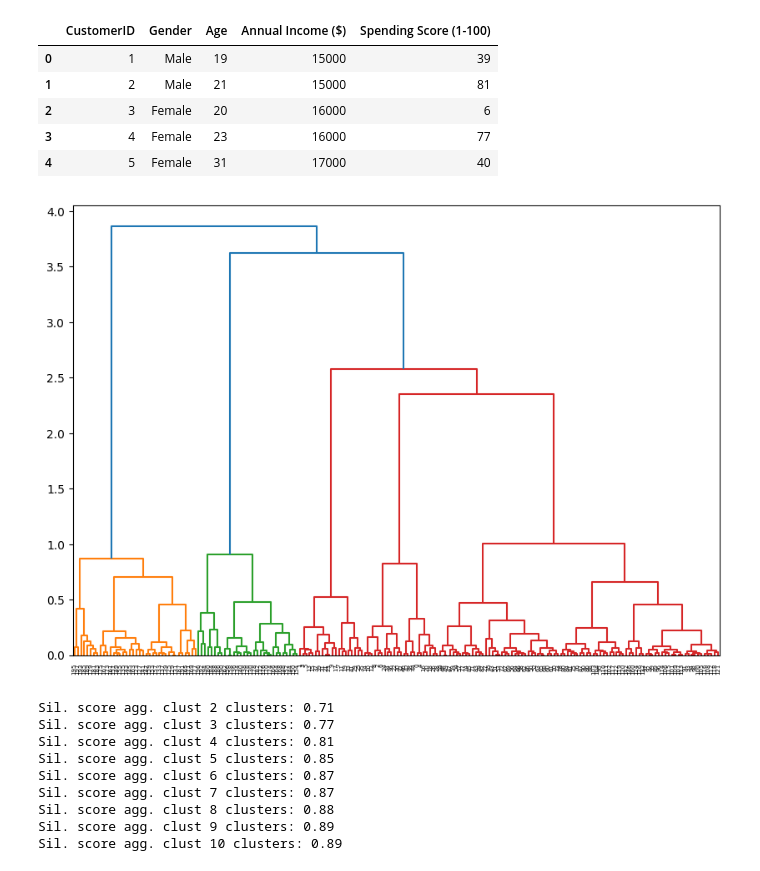
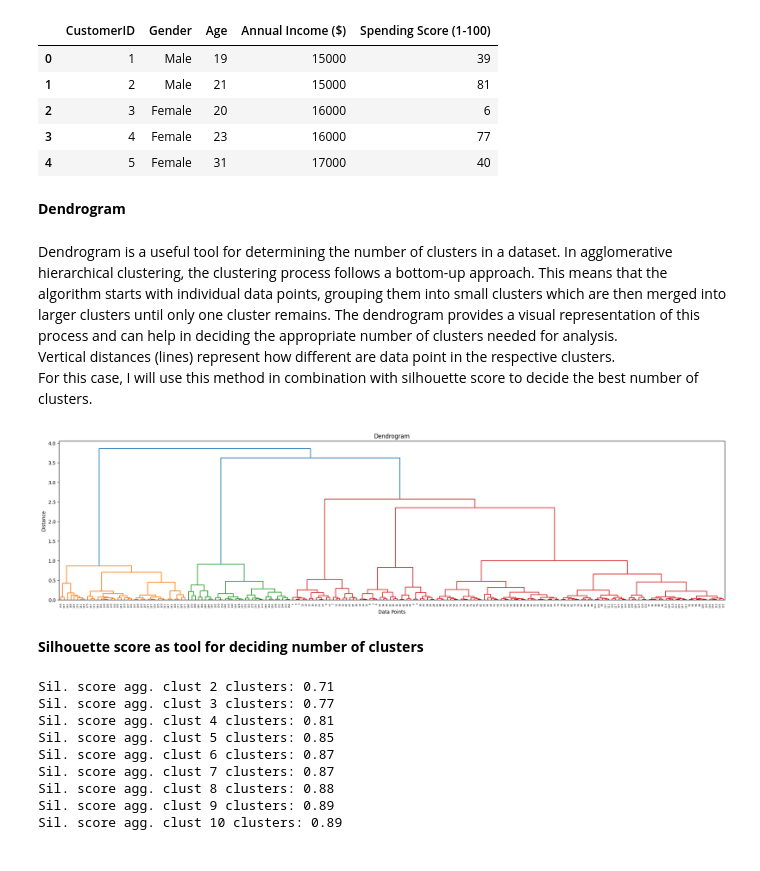
Before and after one commit to dalimvc/Clustering-and-Classification-Models, a Jupyter notebook: DS24-Clustering-b21dalmi.ipynb, the cells around one changed output. Drawn from its saved outputs; the diff is of its cells as text; code cells hidden in the pictures.

```diff
--- a/DS24-Clustering-b21dalmi.ipynb
+++ b/DS24-Clustering-b21dalmi.ipynb
@@ -540,15 +541,26 @@ df.head()
 | 2 | 3 | Female | 20 | 16000 | 6 |
 | 3 | 4 | Female | 23 | 16000 | 77 |
 | 4 | 5 | Female | 31 | 17000 | 40 |
+# %% [markdown]
+<b>Dendrogram</b>
+# %% [markdown]
+Dendrogram is a useful tool for determining the number of clusters in a dataset. In agglomerative hierarchical clustering, the clustering process follows a bottom-up approach. This means that the algorithm starts with individual data points, grouping them into small clusters which are then merged into larger clusters until only one cluster remains. The dendrogram provides a visual representation of this process and can help in deciding the appropriate number of clusters needed for analysis. <br>
+Vertical distances (lines) represent how different are data point in the respective clusters. <br>
+For this case, I will use this method in combination with silhouette score to decide the best number of clusters. <br>
 # %%
 from sklearn.cluster import AgglomerativeClustering
 from scipy.cluster.hierarchy import dendrogram, linkage
 
-Z = linkage(df_scaled, 'ward')
-
-plt.figure(figsize=(10, 7))
+#
+Z = linkage(df_scaled, 'ward') #linkage is giving distance information, parameter ward means minimazes total warience between all clusters
+plt.figure(figsize=(25, 6))
 dendrogram(Z)
+plt.title("Dendrogram")
+plt.xlabel("Data Points")
+plt.ylabel("Distance")
 plt.show()
 # %% [output]
-[figure, old version]
+[figure, new version]
+# %% [markdown]
+<b> Silhouette score as tool for deciding number of clusters</b>
 # %%
```
Also changed, not shown: parts of 11 cells of this notebook.
